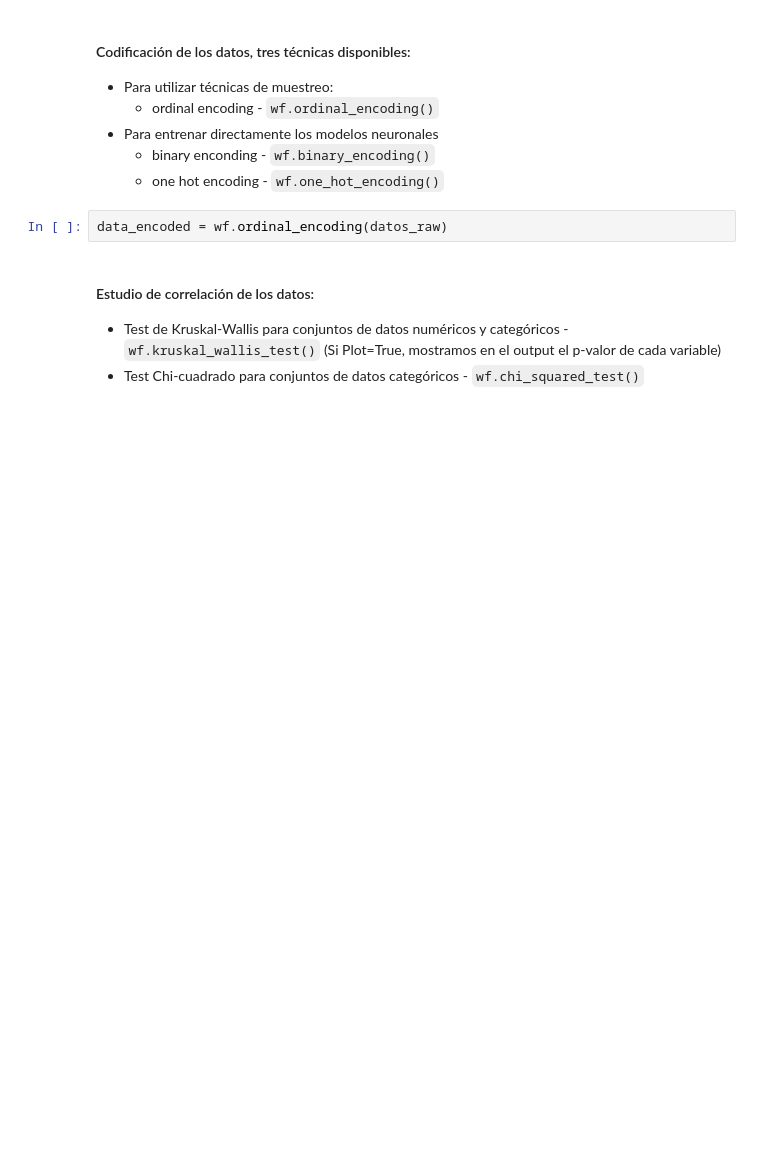
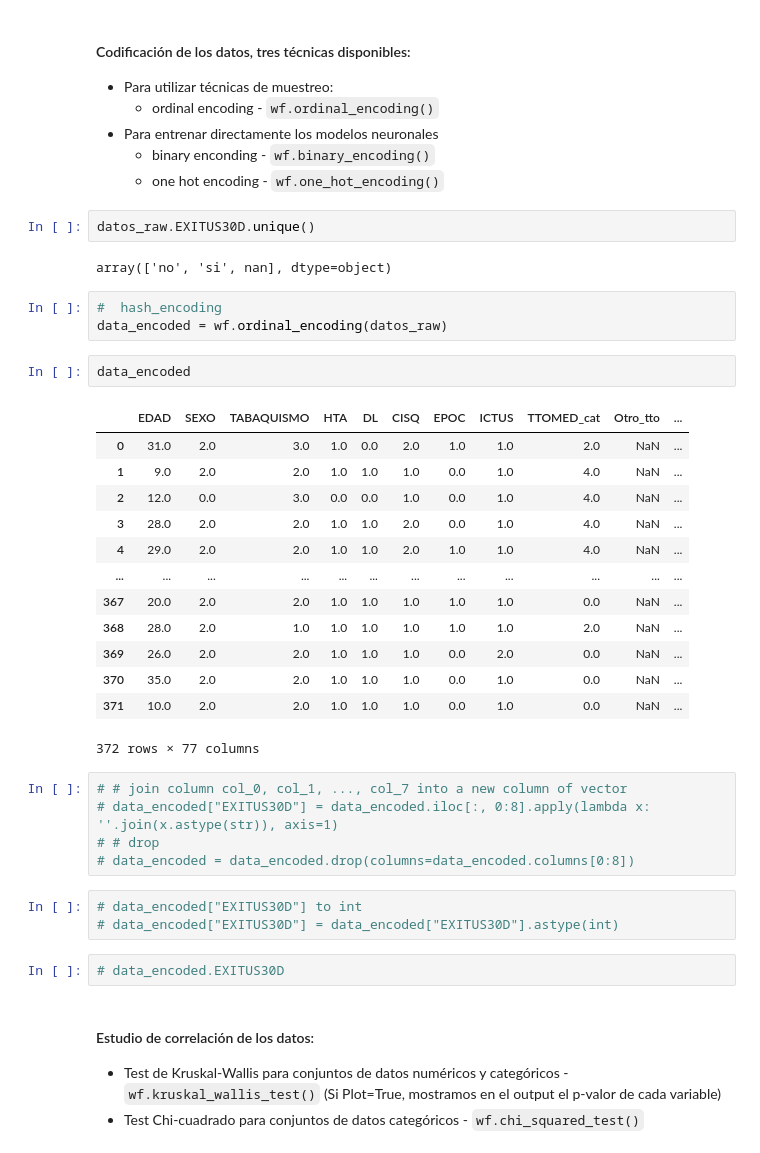
Before and after one commit to ufvceiec/AAA-Workflow, a Jupyter notebook: flujo_completo.ipynb, the cells around one changed output. Cells and saved outputs as stored; diff of their text form; blank space fills up the shorter version.

Commit message:
Datos actualizados

```diff
--- a/flujo_completo.ipynb
+++ b/flujo_completo.ipynb
@@ -39,8 +65,39 @@ datos_raw
 - Para entrenar directamente los modelos neuronales
   - binary enconding - `wf.binary_encoding()`
   - one hot encoding - `wf.one_hot_encoding()`
+# %%
+datos_raw.EXITUS30D.unique()
+# %% [output]
+array(['no', 'si', nan], dtype=object)
 # %%
+#  hash_encoding
 data_encoded = wf.ordinal_encoding(datos_raw)
+# %%
+data_encoded
+# %% [output]
+|  | EDAD | SEXO | TABAQUISMO | HTA | DL | CISQ | EPOC | ICTUS | TTOMED_cat | Otro_tto | ... |
+| 0 | 31.0 | 2.0 | 3.0 | 1.0 | 0.0 | 2.0 | 1.0 | 1.0 | 2.0 | NaN | ... |
+| 1 | 9.0 | 2.0 | 2.0 | 1.0 | 1.0 | 1.0 | 0.0 | 1.0 | 4.0 | NaN | ... |
+| 2 | 12.0 | 0.0 | 3.0 | 0.0 | 0.0 | 1.0 | 0.0 | 1.0 | 4.0 | NaN | ... |
+| 3 | 28.0 | 2.0 | 2.0 | 1.0 | 1.0 | 2.0 | 0.0 | 1.0 | 4.0 | NaN | ... |
+| 4 | 29.0 | 2.0 | 2.0 | 1.0 | 1.0 | 2.0 | 1.0 | 1.0 | 4.0 | NaN | ... |
+| ... | ... | ... | ... | ... | ... | ... | ... | ... | ... | ... | ... |
+| 367 | 20.0 | 2.0 | 2.0 | 1.0 | 1.0 | 1.0 | 1.0 | 1.0 | 0.0 | NaN | ... |
+| 368 | 28.0 | 2.0 | 1.0 | 1.0 | 1.0 | 1.0 | 1.0 | 1.0 | 2.0 | NaN | ... |
+| 369 | 26.0 | 2.0 | 2.0 | 1.0 | 1.0 | 1.0 | 0.0 | 2.0 | 0.0 | NaN | ... |
+| 370 | 35.0 | 2.0 | 2.0 | 1.0 | 1.0 | 1.0 | 0.0 | 1.0 | 0.0 | NaN | ... |
+| 371 | 10.0 | 2.0 | 2.0 | 1.0 | 1.0 | 1.0 | 0.0 | 1.0 | 0.0 | NaN | ... |
+372 rows × 77 columns
+# %%
+# # join column col_0, col_1, ..., col_7 into a new column of vector
+# data_encoded["EXITUS30D"] = data_encoded.iloc[:, 0:8].apply(lambda x: ''.join(x.astype(str)), axis=1)
+# # drop
+# data_encoded = data_encoded.drop(columns=data_encoded.columns[0:8])
+# %%
+# data_encoded["EXITUS30D"] to int
+# data_encoded["EXITUS30D"] = data_encoded["EXITUS30D"].astype(int)
+# %%
+# data_encoded.EXITUS30D
 # %% [markdown]
 #### Estudio de correlación de los datos:
 - Test de Kruskal-Wallis para conjuntos de datos numéricos y categóricos - `wf.kruskal_wallis_test()` (Si Plot=True, mostramos en el output el p-valor de cada variable)
```
Also changed, not shown: parts of 50 cells of this notebook, 31 other files.
